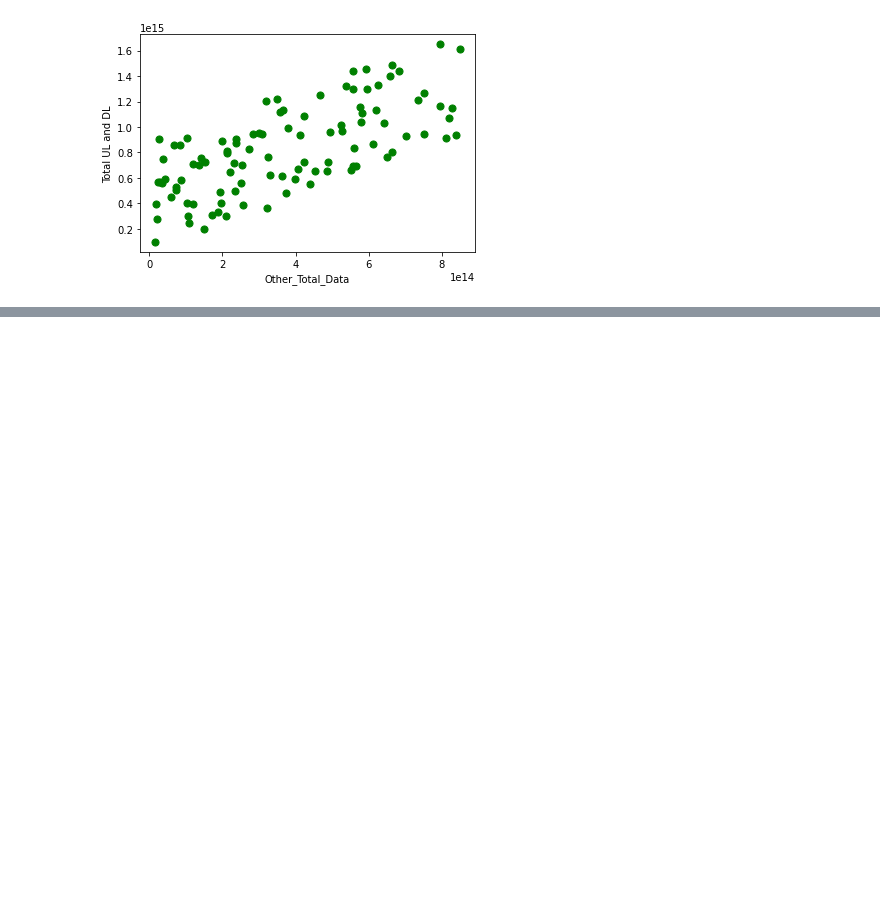
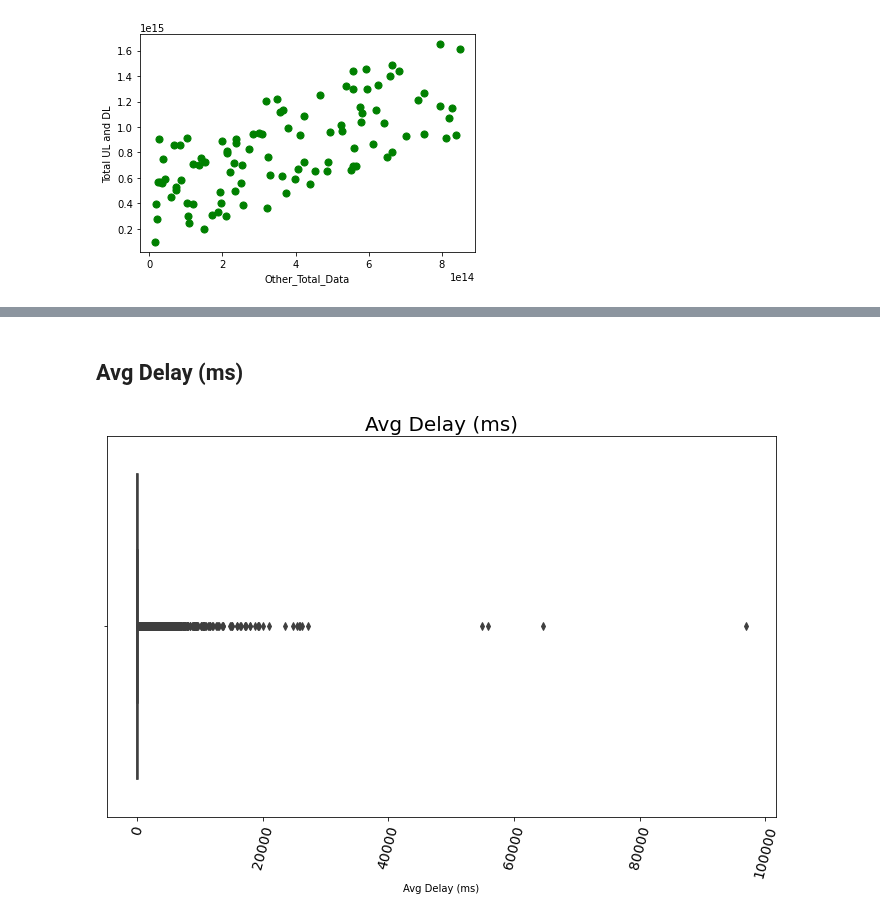
Before and after one commit to Abel-Blue/telecom-user-analytics, a Jupyter notebook: notebooks/data_exploration.ipynb, the cells around one changed output, grey strips where cells are left out. Cells and saved outputs as stored; diff of their text form; code cells hidden in the pictures; blank space fills up the shorter version.

```diff
--- a/notebooks/data_exploration.ipynb
+++ b/notebooks/data_exploration.ipynb
@@ -330,0 +339,6 @@ df[df['Other_Total_Data'] > 1.729234e+06].sample(100).plot.scatter(x='Other_Tota
+# %% [markdown]
+## Avg Delay (ms)
+# %%
+exploration.plot_box(df,'Avg Delay (ms)' ,'Avg Delay (ms)')
+# %% [output]
+[figure, added]
```
Also changed, not shown: parts of 27 cells of this notebook.
